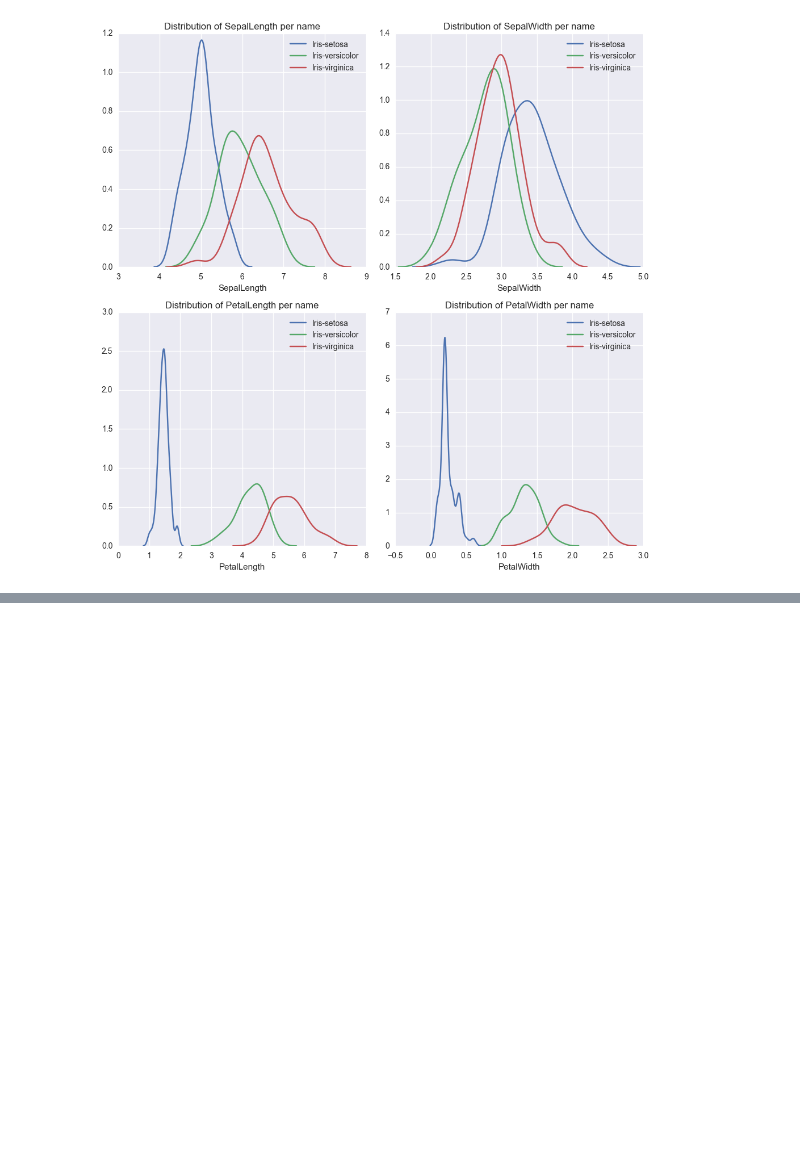
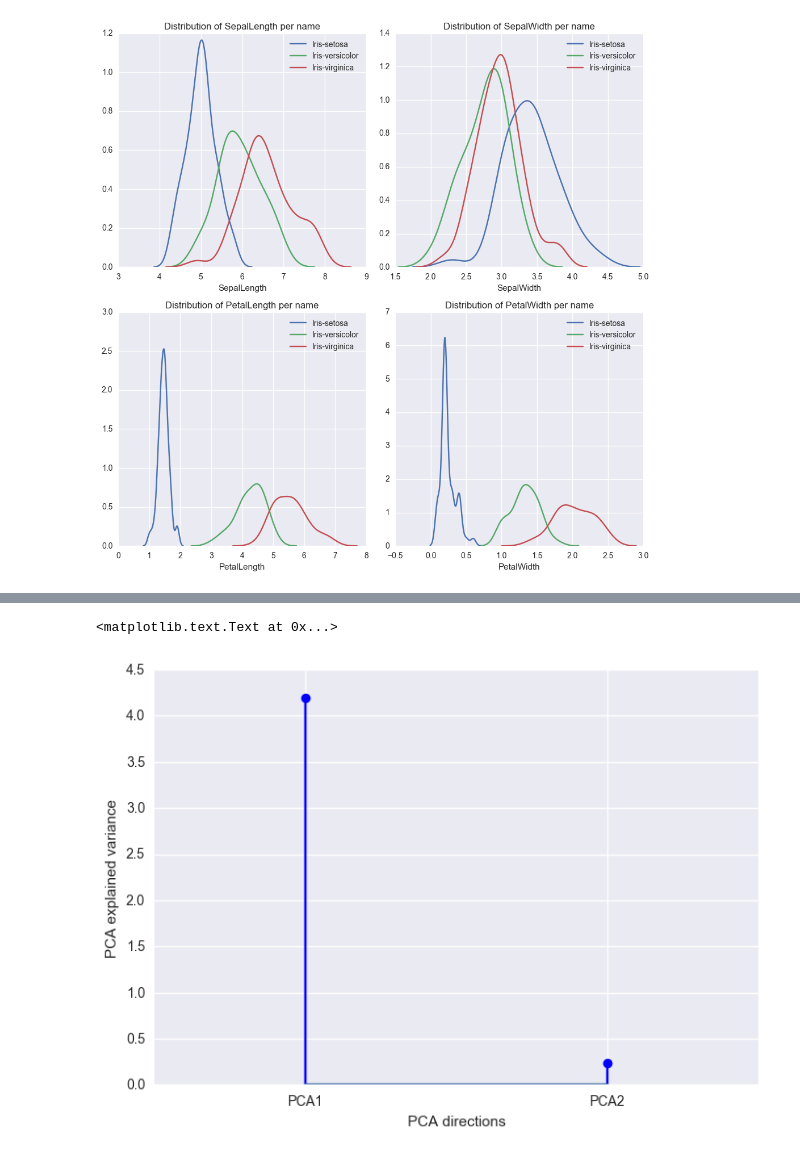
Before and after one commit to samuelsinayoko/kaggle-housing-prices, a Jupyter notebook: research/modern_python_visualization.ipynb, the cells around one changed output, grey strips where cells are left out. Cells and saved outputs as stored; diff of their text form; code cells hidden in the pictures; blank space fills up the shorter version.

```diff
--- a/research/modern_python_visualization.ipynb
+++ b/research/modern_python_visualization.ipynb
@@ -490,0 +504,10 @@ plt.tight_layout()
+# %%
+plt.stem(pca.explained_variance_, basefmt='')
+plt.xlim([-0.5, 1.5])
+plt.gca().set_xticks([0, 1])
+plt.gca().set_xticklabels(['PCA1', 'PCA2'])
+plt.xlabel('PCA directions')
+plt.ylabel('PCA explained variance')
+# %% [output]
+<matplotlib.text.Text at 0x...>
+[figure, added]
```
Also changed, not shown: parts of 7 cells of this notebook.
